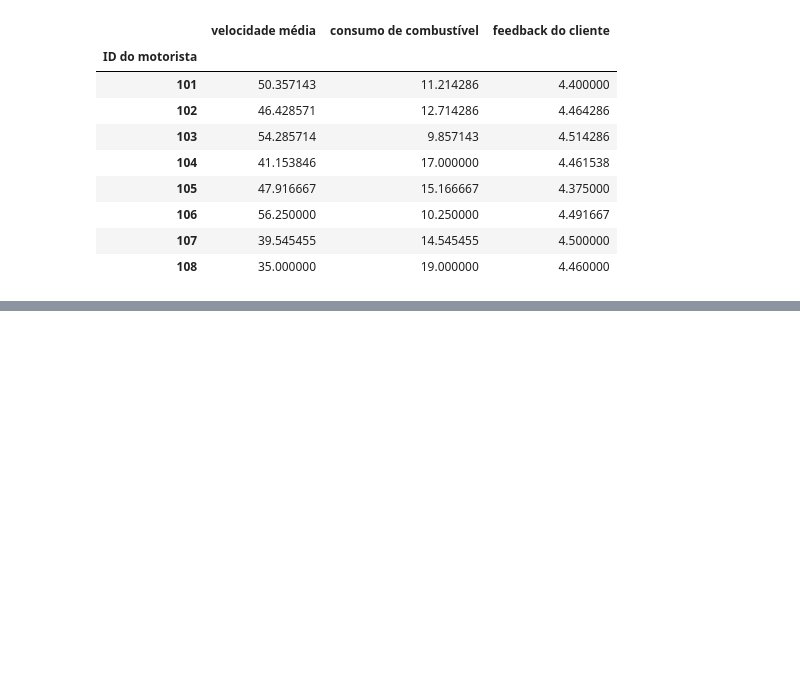
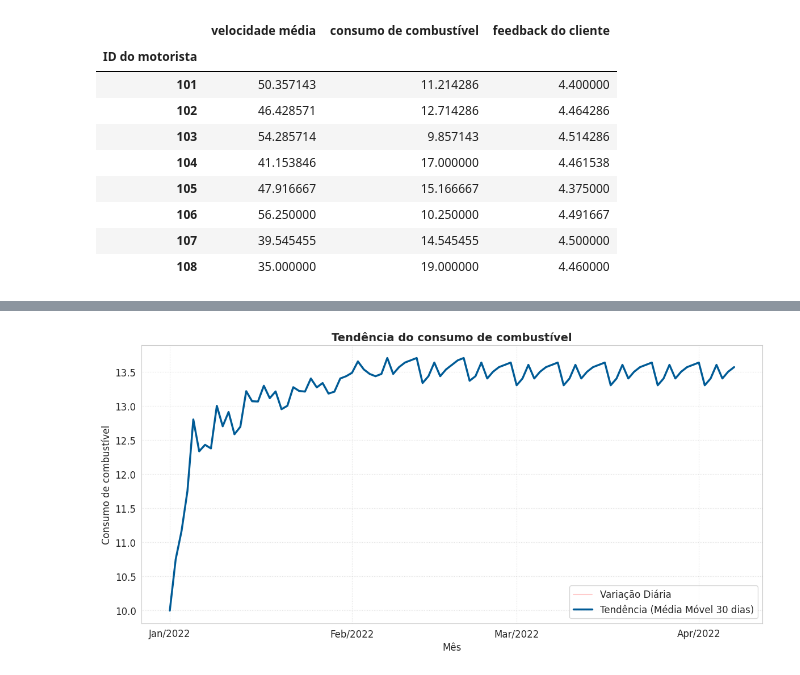
Before and after one commit to LUCASDNORONHA/analise-desempenho-frota, a Jupyter notebook: notebooks/01_preprocessing.ipynb, the cells around one changed output, grey strips where cells are left out. Drawn from its saved outputs; the diff is of its cells as text; code cells hidden in the pictures; blank space fills up the shorter version.

```diff
--- a/notebooks/01_preprocessing.ipynb
+++ b/notebooks/01_preprocessing.ipynb
@@ -102,0 +213,26 @@ plt.show()
+# %%
+consumo_diario_media = db.groupby("data")["consumo de combustível"].mean()
+consumo_diario_media.index = pd.to_datetime(consumo_diario_media.index)
+
+media_movel = consumo_diario_media.rolling('30D', min_periods=1).mean()
+
+fig, ax = plt.subplots(figsize=(12, 6))
+
+ax.plot(media_movel.index, media_movel.values, color='red', alpha=0.2, label='Variação Diária')
+
+ax.plot(media_movel.index, media_movel.values, marker="", linewidth=2.5, color='#005b96', label='Tendência (Média Móvel 30 dias)')
+
+ax.set_title(f"Tendência do consumo de combustível", fontsize=14)
+ax.set_ylabel("Consumo de combustível")
+ax.set_xlabel("Mês")
+
+# Formatação de datas limpa
+ax.xaxis.set_major_locator(mdates.MonthLocator())
+ax.xaxis.set_major_formatter(mdates.DateFormatter('%b/%Y'))
+
+ax.legend()
+ax.grid(True, linestyle=':', alpha=0.6)
+plt.tight_layout()
+plt.show()
+# %% [output]
+[figure, added]
```
Also changed, not shown: parts of 15 cells of this notebook, 3 other files.
